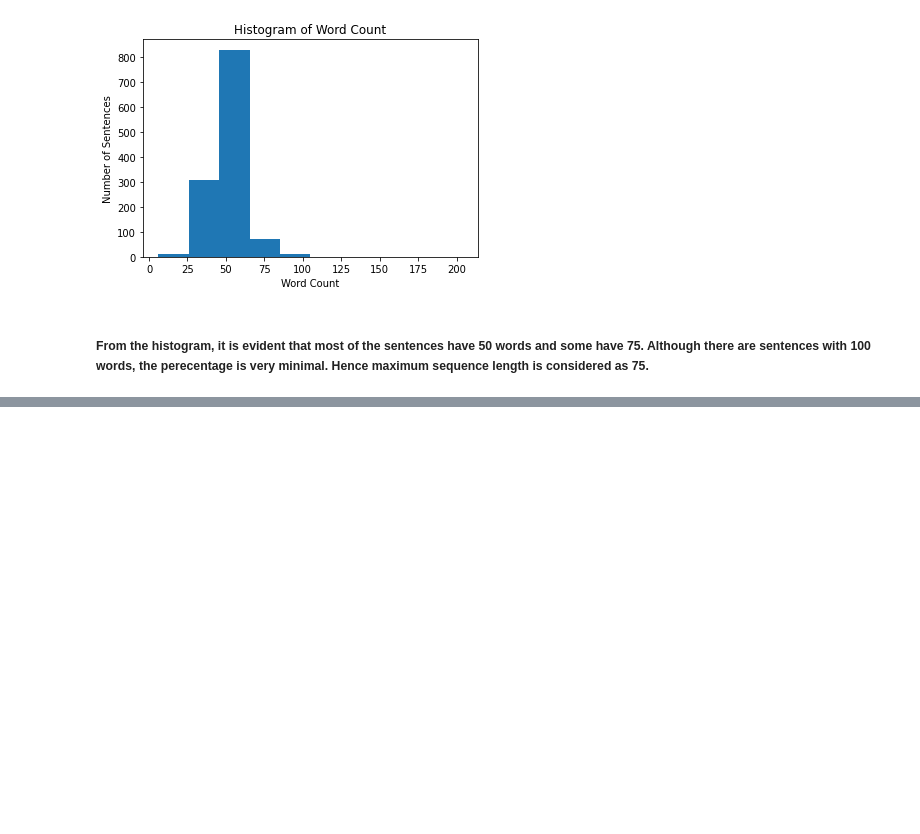
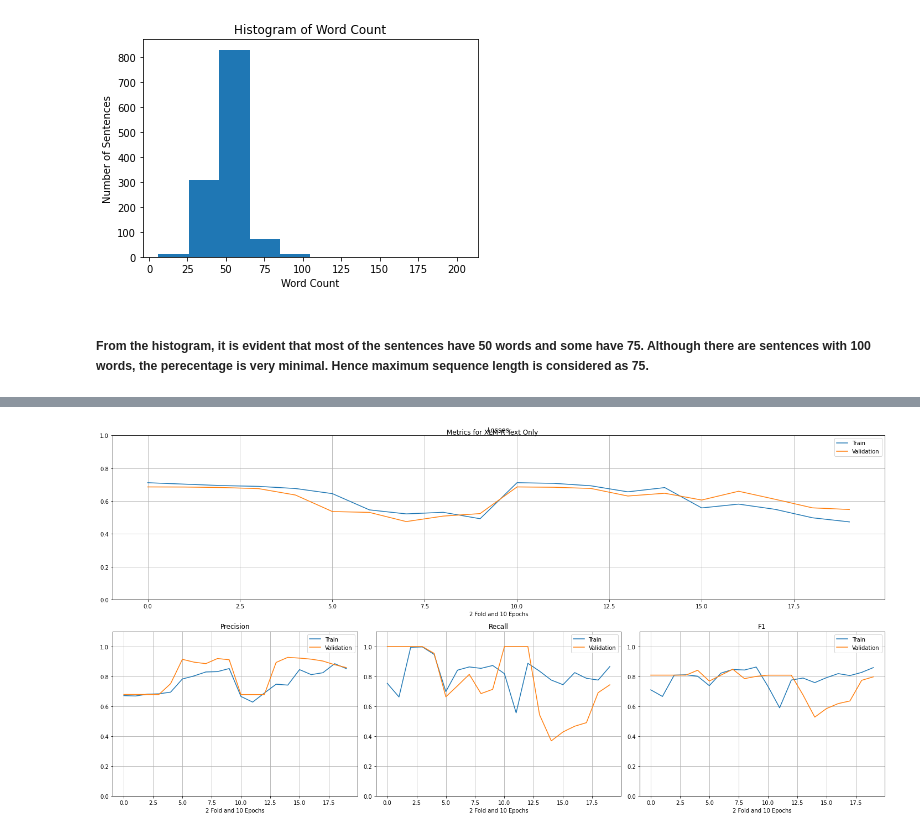
Before and after one commit to pradeep-miriyala/multi-modal-aud-nlp-models, a Jupyter notebook: notebooks/XLMR_Simplified.ipynb, the cells around one changed output, grey strips where cells are left out. Drawn from its saved outputs; the diff is of its cells as text; code cells hidden in the pictures; blank space fills up the shorter version.

```diff
--- a/notebooks/XLMR_Simplified.ipynb
+++ b/notebooks/XLMR_Simplified.ipynb
@@ -29,3 +31,7 @@ Some weights of the model checkpoint at xlm-roberta-base were not used when init
 - This IS NOT expected if you are initializing XLMRobertaModel from the checkpoint of a model that you expect to be exactly identical (initializing a BertForSequenceClassification model from a BertFor ...
 # %%
 sequences, attention_masks, targets = process_data_w_base_model(data, tokenizer, max_seq_len=MAX_SEQ_LEN)
+# %%
+txt_only_results = run_k_fold(base_model, gpu, data, sequences, attention_masks, targets, fusion=FusionTypes.TXT,
+                                       k_folds=2, epochs=10, balance_classes=True, dropout_level=0.1, lr=2e-4,
+                                       max_seq_len=MAX_SEQ_LEN, n_layers=1, clip_at=1.0, img_path=IMG_PATH, hidden_dim=256)
@@ -31,0 +62,4 @@ sequences, attention_masks, targets = process_data_w_base_model(data, tokenizer,
+# %%
+plot_results(txt_only_results[0],'XLM-R Text Only')
+# %% [output]
+[figure, added]
```
Also changed, not shown: parts of 12 cells of this notebook, 1 other file.
